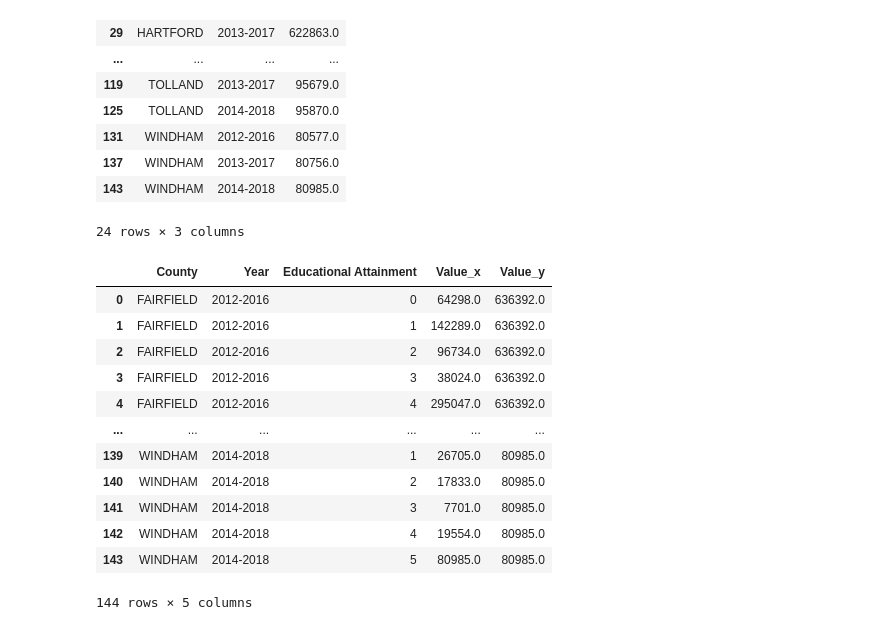
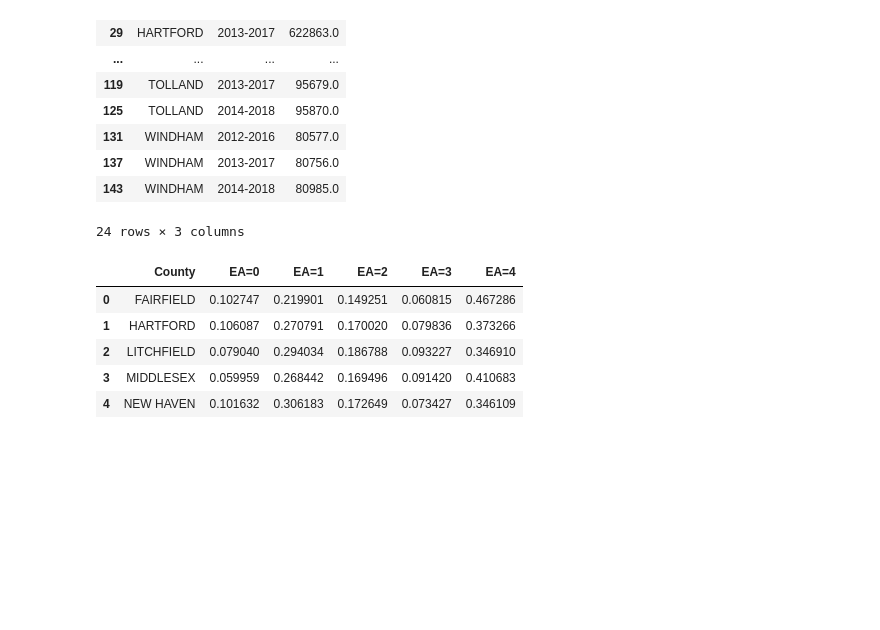
Before and after one commit to muhan-zhang/data200-final-project, a Jupyter notebook: Project.ipynb, the cells around one changed output. Cells and saved outputs as stored; diff of their text form; code cells hidden in the pictures; blank space fills up the shorter version.

Commit message:
Organize the cells of EA table

```diff
--- a/Project.ipynb
+++ b/Project.ipynb
@@ -1177,7 +1134,0 @@ ea_total
-# %%
-ea_ct = ea_ct.query("Town != 'CONNECTICUT'").reset_index(drop=True)
-# %%
-ea_ct = ea_ct.merge(mnc_ct, on='Town', how='left')
-# %%
-ea_ct = ea_ct.groupby(["County", "Year", "Educational Attainment"], as_index=False).sum()
-ea_ct
@@ -1198,6 +1135,6 @@ ea_ct
 # %%
-ea_total_1 = ea_ct.query("`Educational Attainment` == 5").copy().drop("Educational Attainment", axis=1)
-ea_total_1
+ea_total = ea_ct.query("`Educational Attainment` == 5").drop("Educational Attainment", axis=1).copy()
+ea_total
 # %% [output]
 |  | County | Year | Value |
 | 5 | FAIRFIELD | 2012-2016 | 636392.0 |
@@ -1213,19 +1150,24 @@ ea_total_1
 | 143 | WINDHAM | 2014-2018 | 80985.0 |
 24 rows × 3 columns
 # %%
-ea_ct = ea_ct.merge(ea_total_1, how='left', on=["County", "Year"])
-ea_ct
+ea_ct = ea_ct.merge(ea_total, how='left', on=["County", "Year"])\
+             .groupby(["County", "Educational Attainment"], as_index=False)\
+             .sum()
+
+ea_ct["Avg"] = ea_ct['Value_x'] / ea_ct['Value_y']
+
+ea_ct = ea_ct.drop(["Value_x", "Value_y"], axis=1)\
+             .query("`Educational Attainment` != 5")\
+             .pivot(index='County', columns='Educational Attainment', values='Avg')\
+             .rename(lambda x: 'EA=' + str(x), axis=1)\
+             .reset_index()
+
+ea_ct.columns.rename(None, inplace=True)
+ea_ct.head()
 # %% [output]
-|  | County | Year | Educational Attainment | Value_x | Value_y |
-| 0 | FAIRFIELD | 2012-2016 | 0 | 64298.0 | 636392.0 |
-| 1 | FAIRFIELD | 2012-2016 | 1 | 142289.0 | 636392.0 |
-| 2 | FAIRFIELD | 2012-2016 | 2 | 96734.0 | 636392.0 |
-| 3 | FAIRFIELD | 2012-2016 | 3 | 38024.0 | 636392.0 |
-| 4 | FAIRFIELD | 2012-2016 | 4 | 295047.0 | 636392.0 |
-| ... | ... | ... | ... | ... | ... |
-| 139 | WINDHAM | 2014-2018 | 1 | 26705.0 | 80985.0 |
-| 140 | WINDHAM | 2014-2018 | 2 | 17833.0 | 80985.0 |
-| 141 | WINDHAM | 2014-2018 | 3 | 7701.0 | 80985.0 |
-| 142 | WINDHAM | 2014-2018 | 4 | 19554.0 | 80985.0 |
-| 143 | WINDHAM | 2014-2018 | 5 | 80985.0 | 80985.0 |
+|  | County | EA=0 | EA=1 | EA=2 | EA=3 | EA=4 |
+| 0 | FAIRFIELD | 0.102747 | 0.219901 | 0.149251 | 0.060815 | 0.467286 |
+| 1 | HARTFORD | 0.106087 | 0.270791 | 0.170020 | 0.079836 | 0.373266 |
+| 2 | LITCHFIELD | 0.079040 | 0.294034 | 0.186788 | 0.093227 | 0.346910 |
+| 3 | MIDDLESEX | 0.059959 | 0.268442 | 0.169496 | 0.091420 | 0.410683 |
+| 4 | NEW HAVEN | 0.101632 | 0.306183 | 0.172649 | 0.073427 | 0.346109 |
-144 rows × 5 columns
```
Also changed, not shown: parts of 20 cells of this notebook.
